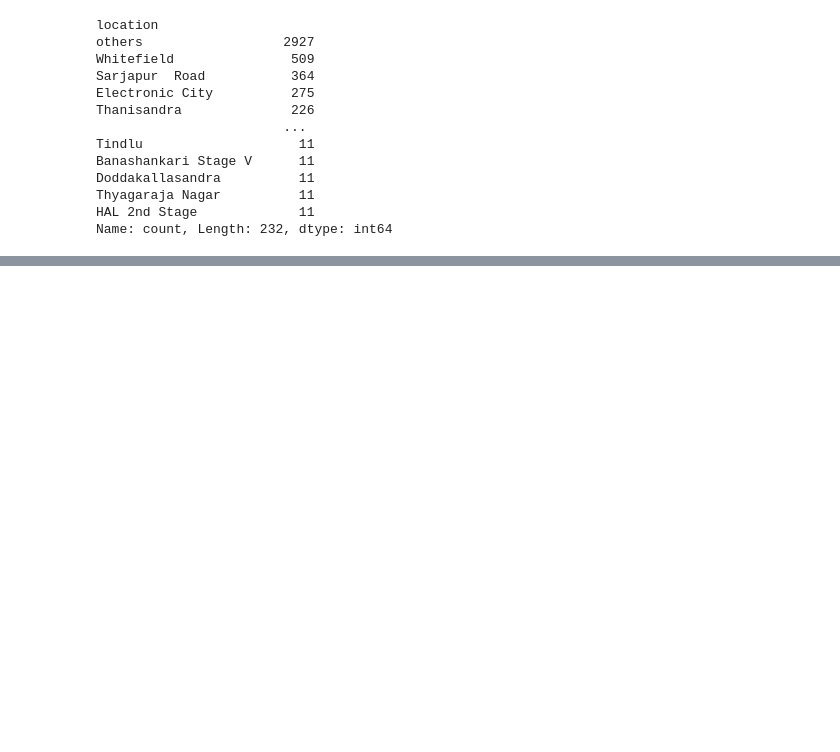
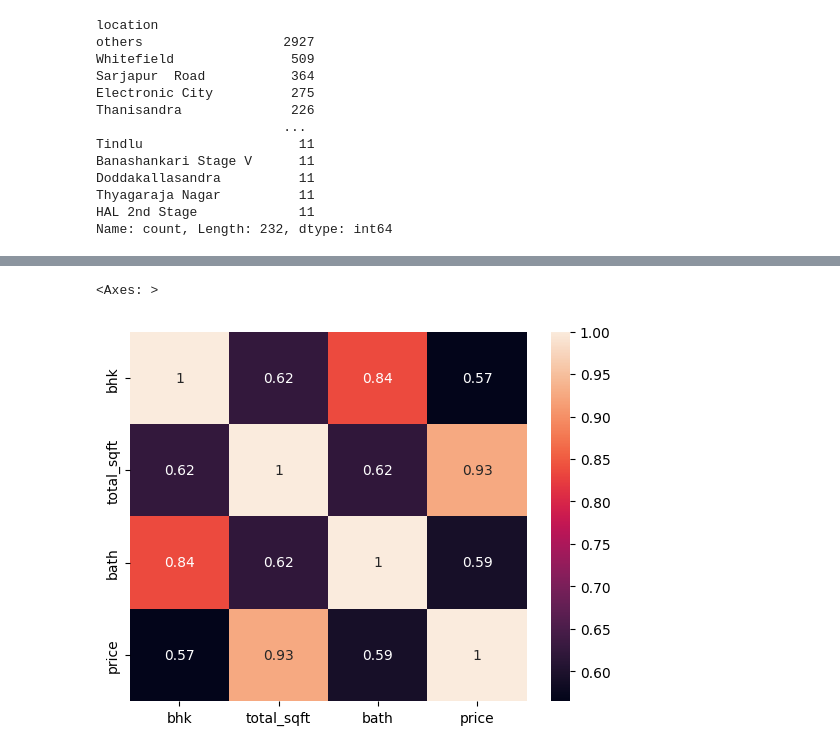
Before and after one commit to roshika1235/Bangolore_house_price_pred, a Jupyter notebook: EDA_ANALYSIS.ipynb, the cells around one changed output, grey strips where cells are left out. Saved outputs shown, nothing was run; the diff lists cells and outputs as text; code cells hidden in the pictures; blank space fills up the shorter version.

```diff
--- a/EDA_ANALYSIS.ipynb
+++ b/EDA_ANALYSIS.ipynb
@@ -88,0 +206,6 @@ Name: count, Length: 232, dtype: int64
+# %%
+corr_data=df.iloc[:,1:].corr()
+sns.heatmap(corr_data,annot=True)
+# %% [output]
+<Axes: >
+[figure, added]
```
Also changed, not shown: parts of 29 cells of this notebook.
